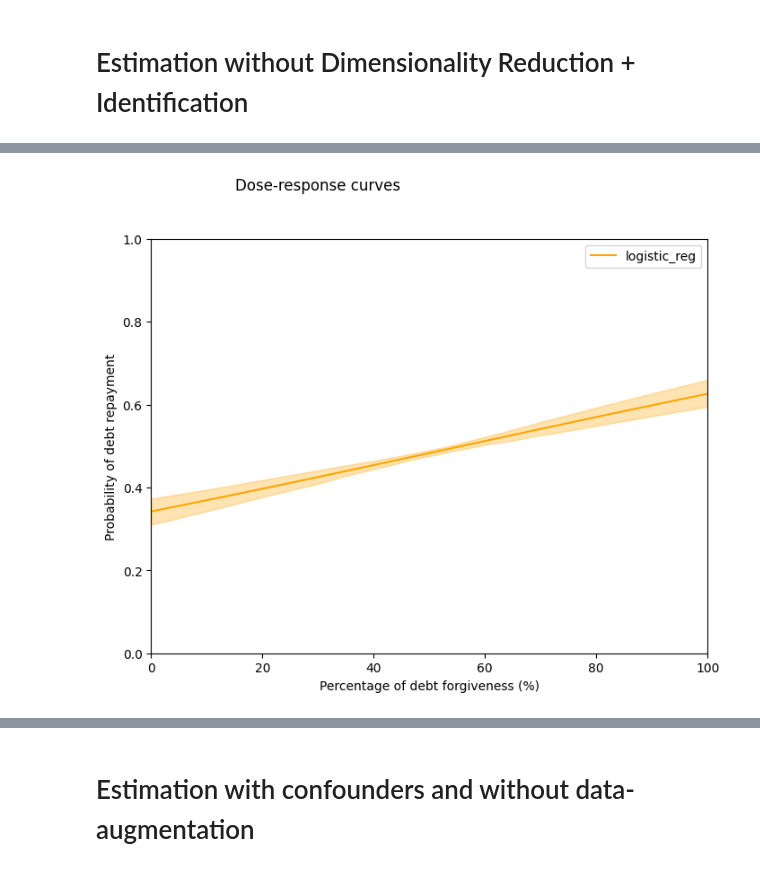
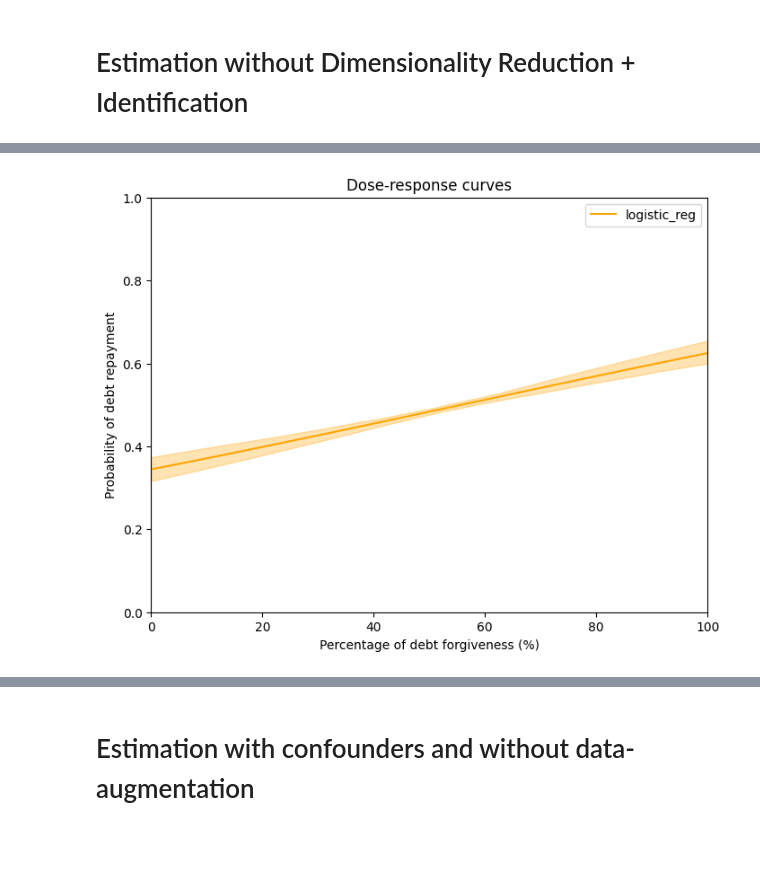
Before and after one commit to javiermoralh/causal-pipeline, a Jupyter notebook: 07_ablation_study.ipynb, the cells around one changed output, grey strips where cells are left out. Cells and saved outputs as stored; diff of their text form; code cells hidden in the pictures; blank space fills up the shorter version.

```diff
--- a/07_ablation_study.ipynb
+++ b/07_ablation_study.ipynb
@@ -547,29 +539,29 @@ Mean Variance RMSE: 0.0032
 # %%
 plt.figure(figsize=(8, 6))
 for method, results_method in results_baseline.items():
     plt.plot(
         bin_edges,
         results_method["dose-response"]["average"],
         label=method,
         color=colors[method],
     )
     plt.fill_between(
         bin_edges,
         results_method["dose-response"]["lower_bound"],
         results_method["dose-response"]["upper_bound"],
         alpha=0.3,
         color=colors[method],
     )
 
 plt.xlabel("Percentage of debt forgiveness (%)")
 plt.ylabel("Probability of debt repayment")
-plt.title("Dose-response curves", y=1.1, x=0.3)
+plt.title("Dose-response curves")
 plt.legend()
 plt.ylim(0, 1)
 plt.xlim(0, 100)
 plt.show()
 # %% [output]
-[figure, old version]
+[figure, new version]
 # %%
 plt.figure(figsize=(8, 6))
 for method, results_method in results_baseline.items():
```
Also changed, not shown: parts of 16 cells of this notebook, 18 other files.
